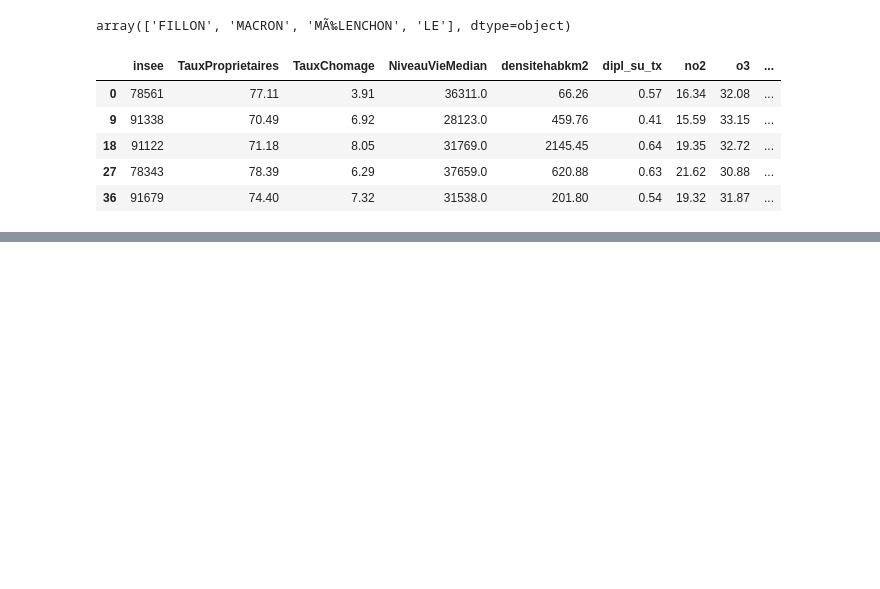
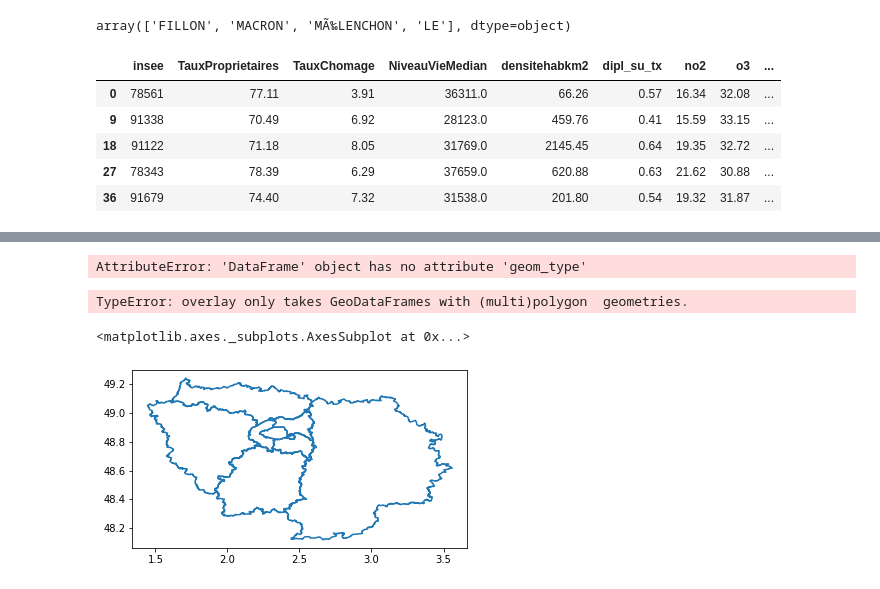
Before and after one commit to cerezamo/dataviz, a Jupyter notebook: Untitled1.ipynb, the cells around one changed output, grey strips where cells are left out. Saved outputs shown, nothing was run; the diff lists cells and outputs as text; code cells hidden in the pictures; blank space fills up the shorter version.

```diff
--- a/Untitled1.ipynb
+++ b/Untitled1.ipynb
@@ -50,0 +114,19 @@ df.to_csv('variables_candidat_couleur.csv')
+# %%
+gpd.overlay(carte, contours, how='intersection').plot()
+# %% [output]
+AttributeError: 'DataFrame' object has no attribute 'geom_type'
+# %%
+gpd.overlay(carte, contours, how='intersection')
+# %% [output]
+TypeError: overlay only takes GeoDataFrames with (multi)polygon  geometries.
+# %%
+contours['shape']= contours.geometry.boundary
+# %%
+contours = contours[['code_insee','nom','shape']]
+# %%
+contours=contours.set_geometry('shape')
+# %%
+contours.plot()
+# %% [output]
+<matplotlib.axes._subplots.AxesSubplot at 0x...>
+[figure, added]
```
Also changed, not shown: parts of 21 cells of this notebook, 27 other files.
